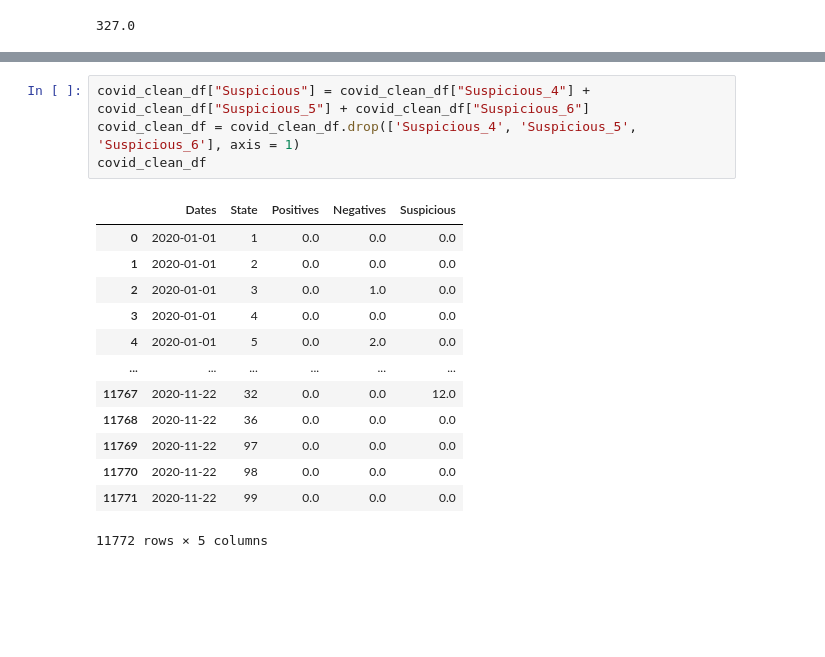
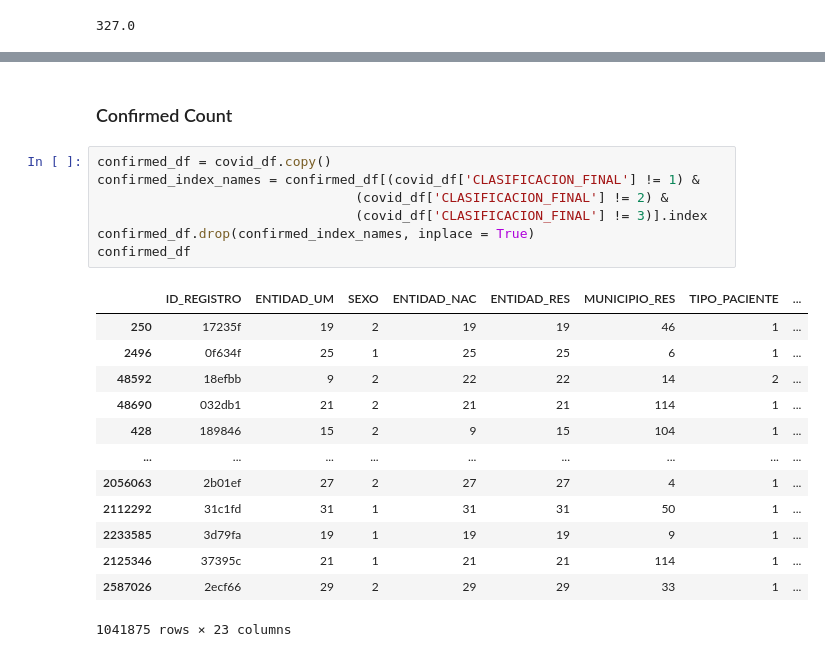
Before and after one commit to AlfredoOcegueda/covid-19-mexico-challenge, a Jupyter notebook: Data/data_cleaning_complete.ipynb, the cells around one changed output, grey strips where cells are left out. Cells and saved outputs as stored; diff of their text form; blank space fills up the shorter version.

Commit message:
Add complete clean dataset

```diff
--- a/Data/data_cleaning_complete.ipynb
+++ b/Data/data_cleaning_complete.ipynb
@@ -559,18 +233,23 @@ covid_clean_df
-# %%
-covid_clean_df["Suspicious"] = covid_clean_df["Suspicious_4"] + covid_clean_df["Suspicious_5"] + covid_clean_df["Suspicious_6"]
-covid_clean_df = covid_clean_df.drop(['Suspicious_4', 'Suspicious_5', 'Suspicious_6'], axis = 1)
-covid_clean_df
-# %% [output]
-|  | Dates | State | Positives | Negatives | Suspicious |
-| 0 | 2020-01-01 | 1 | 0.0 | 0.0 | 0.0 |
-| 1 | 2020-01-01 | 2 | 0.0 | 0.0 | 0.0 |
-| 2 | 2020-01-01 | 3 | 0.0 | 1.0 | 0.0 |
-| 3 | 2020-01-01 | 4 | 0.0 | 0.0 | 0.0 |
-| 4 | 2020-01-01 | 5 | 0.0 | 2.0 | 0.0 |
-| ... | ... | ... | ... | ... | ... |
-| 11767 | 2020-11-22 | 32 | 0.0 | 0.0 | 12.0 |
-| 11768 | 2020-11-22 | 36 | 0.0 | 0.0 | 0.0 |
-| 11769 | 2020-11-22 | 97 | 0.0 | 0.0 | 0.0 |
-| 11770 | 2020-11-22 | 98 | 0.0 | 0.0 | 0.0 |
-| 11771 | 2020-11-22 | 99 | 0.0 | 0.0 | 0.0 |
-11772 rows × 5 columns
+# %% [markdown]
+### Confirmed Count
+# %%
+confirmed_df = covid_df.copy()
+confirmed_index_names = confirmed_df[(covid_df['CLASIFICACION_FINAL'] != 1) &
+                                 (covid_df['CLASIFICACION_FINAL'] != 2) &
+                                 (covid_df['CLASIFICACION_FINAL'] != 3)].index
+confirmed_df.drop(confirmed_index_names, inplace = True)
+confirmed_df
+# %% [output]
+|  | ID_REGISTRO | ENTIDAD_UM | SEXO | ENTIDAD_NAC | ENTIDAD_RES | MUNICIPIO_RES | TIPO_PACIENTE | ... |
+| 250 | 17235f | 19 | 2 | 19 | 19 | 46 | 1 | ... |
+| 2496 | 0f634f | 25 | 1 | 25 | 25 | 6 | 1 | ... |
+| 48592 | 18efbb | 9 | 2 | 22 | 22 | 14 | 2 | ... |
+| 48690 | 032db1 | 21 | 2 | 21 | 21 | 114 | 1 | ... |
+| 428 | 189846 | 15 | 2 | 9 | 15 | 104 | 1 | ... |
+| ... | ... | ... | ... | ... | ... | ... | ... | ... |
+| 2056063 | 2b01ef | 27 | 2 | 27 | 27 | 4 | 1 | ... |
+| 2112292 | 31c1fd | 31 | 1 | 31 | 31 | 50 | 1 | ... |
+| 2233585 | 3d79fa | 19 | 1 | 19 | 19 | 9 | 1 | ... |
+| 2125346 | 37395c | 21 | 1 | 21 | 21 | 114 | 1 | ... |
+| 2587026 | 2ecf66 | 29 | 2 | 29 | 29 | 33 | 1 | ... |
+1041875 rows × 23 columns
```
Also changed, not shown: parts of 101 cells of this notebook, 7 other files.
